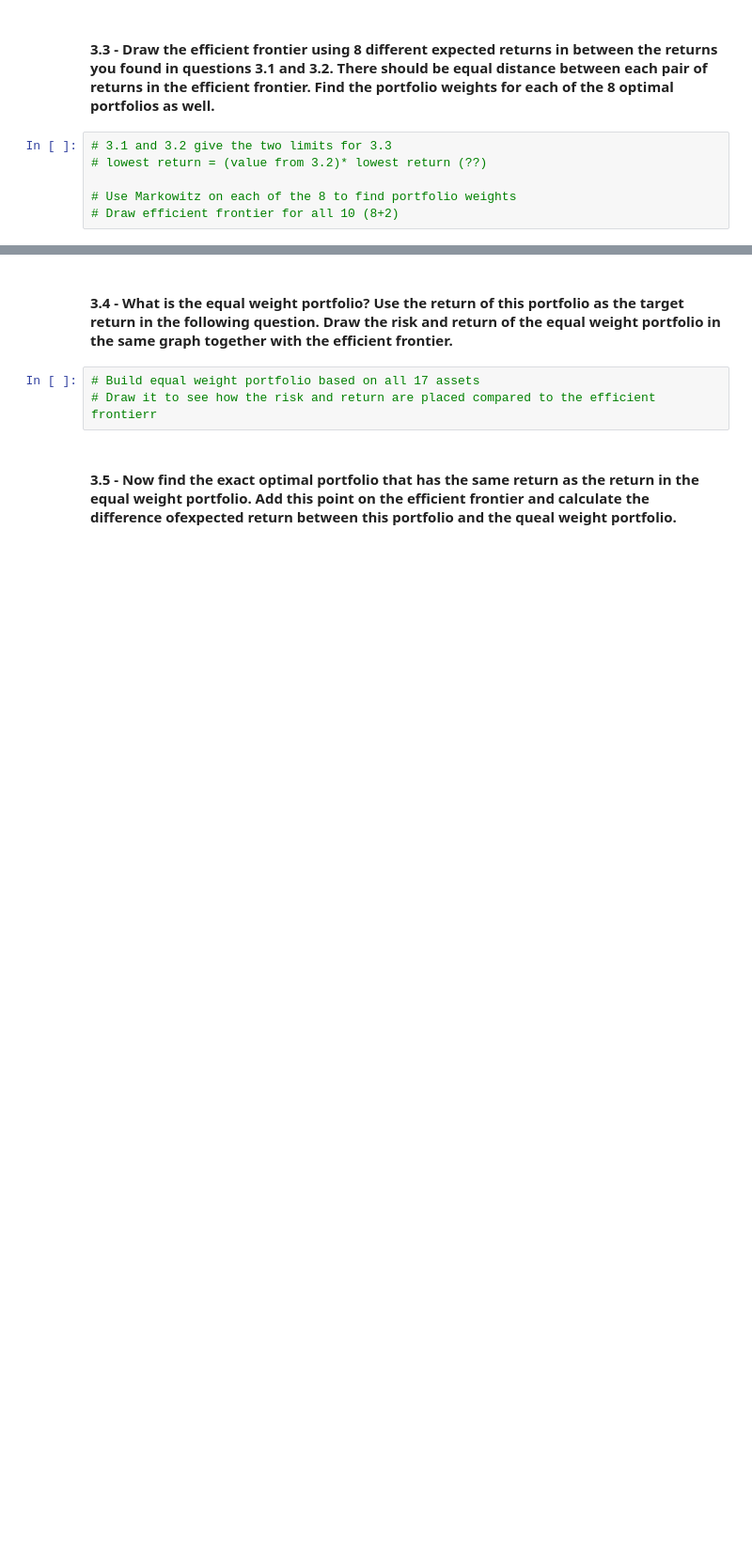
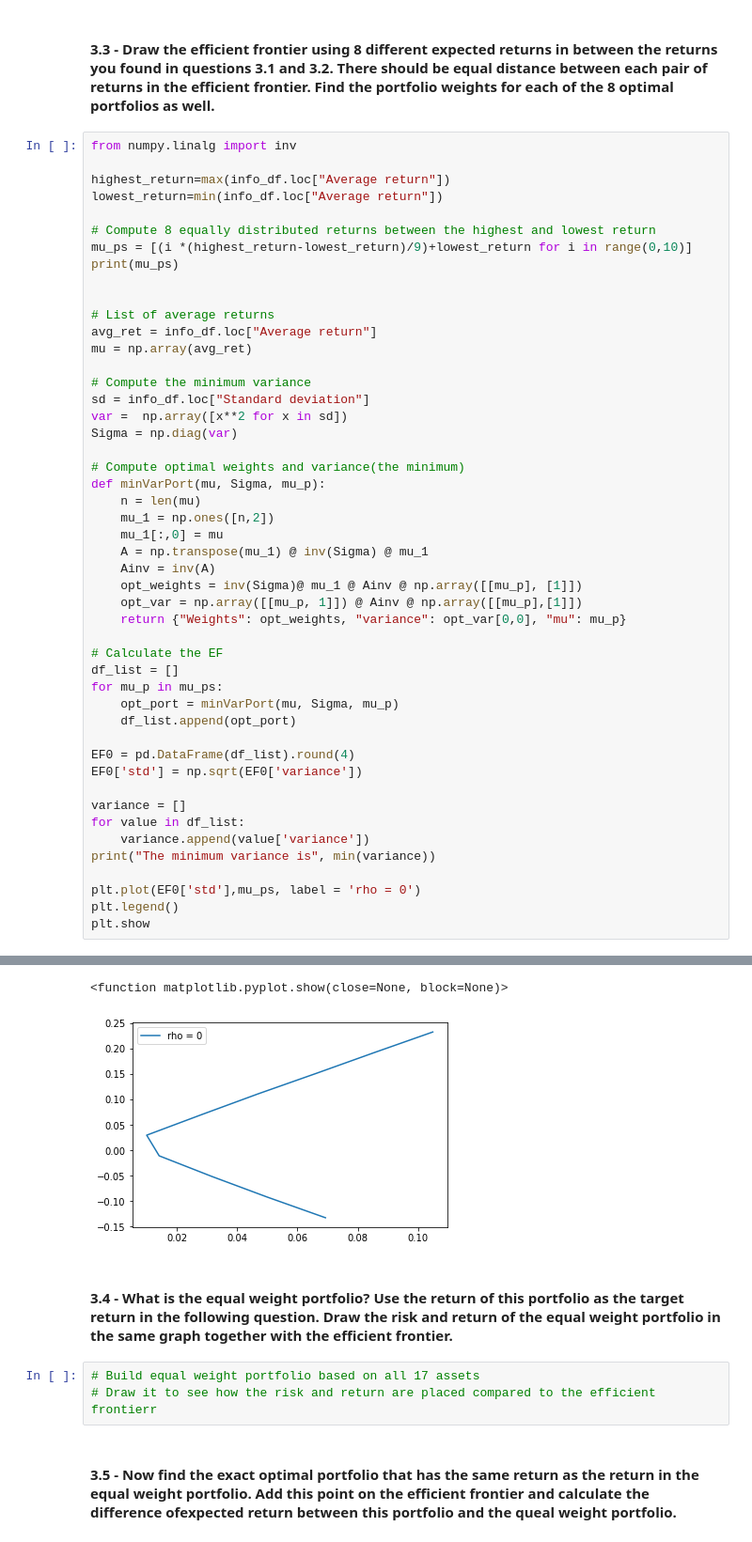
Before and after one commit to jennyjyu/financial-engineering, a Jupyter notebook: Project 2/Project 2.ipynb, the cells around one changed output, grey strips where cells are left out. Shown at 94% size. Saved outputs shown, nothing was run; the diff lists cells and outputs as text; blank space fills up the shorter version.

```diff
--- a/Project 2/Project 2.ipynb
+++ b/Project 2/Project 2.ipynb
@@ -180,8 +190,51 @@ Based on the Markowitz portfolio theory, derive and illustrate the optimal portf
 # %% [markdown]
 ####  3.3 - Draw the efficient frontier using 8 different expected returns in between the returns you found in questions 3.1 and 3.2. There should be equal distance between each pair of returns in the efficient frontier. Find the portfolio weights for each of the 8 optimal portfolios as well.
-# %%
-# 3.1 and 3.2 give the two limits for 3.3
-# lowest return = (value from 3.2)* lowest return (??)
-
-# Use Markowitz on each of the 8 to find portfolio weights
-# Draw efficient frontier for all 10 (8+2)
+# %%
+from numpy.linalg import inv
+
+highest_return=max(info_df.loc["Average return"])
+lowest_return=min(info_df.loc["Average return"])
+
+# Compute 8 equally distributed returns between the highest and lowest return
+mu_ps = [(i *(highest_return-lowest_return)/9)+lowest_return for i in range(0,10)]
+print(mu_ps)
+
+
+# List of average returns
+avg_ret = info_df.loc["Average return"]
+mu = np.array(avg_ret)
+
+# Compute the minimum variance
+sd = info_df.loc["Standard deviation"]
+var =  np.array([x**2 for x in sd])
+Sigma = np.diag(var)
+
+# Compute optimal weights and variance(the minimum)
+def minVarPort(mu, Sigma, mu_p):
+    n = len(mu)
+    mu_1 = np.ones([n,2])
+    mu_1[:,0] = mu
+    A = np.transpose(mu_1) @ inv(Sigma) @ mu_1
+    Ainv = inv(A)
+    opt_weights = inv(Sigma)@ mu_1 @ Ainv @ np.array([[mu_p], [1]])
+    opt_var = np.array([[mu_p, 1]]) @ Ainv @ np.array([[mu_p],[1]])
+    return {"Weights": opt_weights, "variance": opt_var[0,0], "mu": mu_p}
+
+# Calculate the EF
+df_list = []
+for mu_p in mu_ps:
+    opt_port = minVarPort(mu, Sigma, mu_p)
+    df_list.append(opt_port)
+
+EF0 = pd.DataFrame(df_list).round(4)
+EF0['std'] = np.sqrt(EF0['variance'])
+
+variance = []
+for value in df_list:
+    variance.append(value['variance'])
+print("The minimum variance is", min(variance))
+
+plt.plot(EF0['std'],mu_ps, label = 'rho = 0')
+plt.legend()
+plt.show
+# %% [output]
@@ -188,3 +243,5 @@ Based on the Markowitz portfolio theory, derive and illustrate the optimal portf
+<function matplotlib.pyplot.show(close=None, block=None)>
+[figure, added]
 # %% [markdown]
 #### 3.4 - What is the equal weight portfolio? Use the return of this portfolio as the target return in the following question. Draw the risk and return of the equal weight portfolio in the same graph together with the efficient frontier.
 # %%
```
Also changed, not shown: parts of 4 cells of this notebook.
